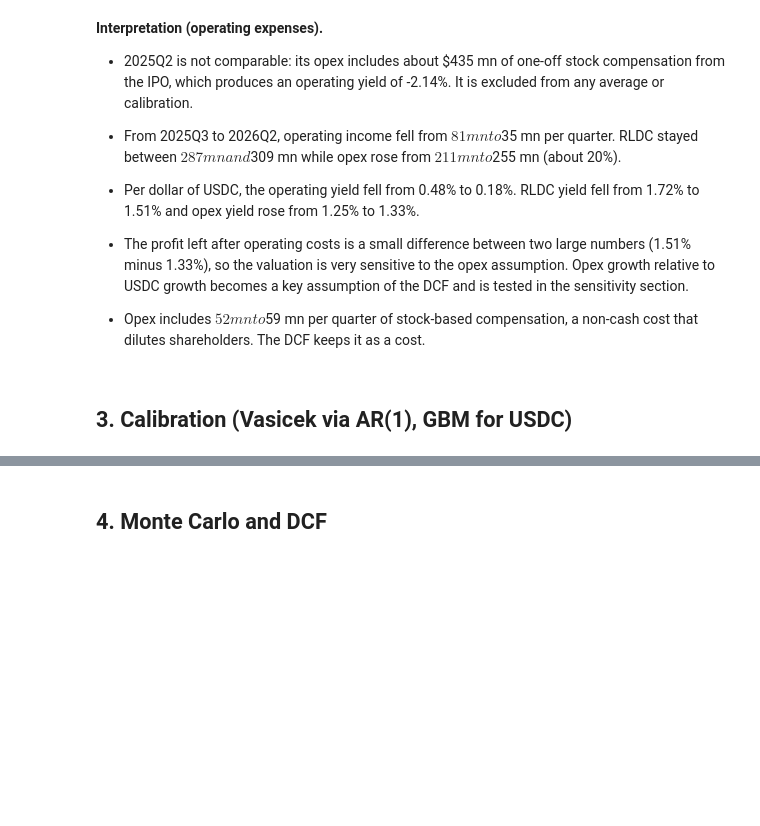
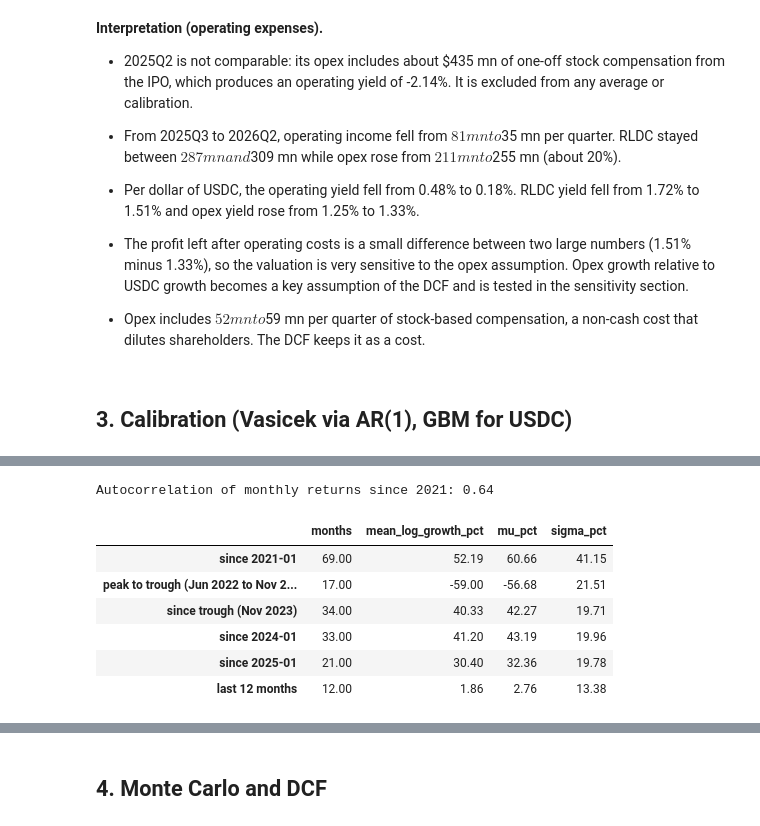
Before and after one commit to ChristopheAbelem/circle-valuation, a Jupyter notebook: notebooks/circle_valuation.ipynb, the cells around one changed output, grey strips where cells are left out. Drawn from its saved outputs; the diff is of its cells as text; code cells hidden in the pictures; blank space fills up the shorter version.

Commit message:
Add section 3: Vasicek and GBM calibration with sourced USDC scenarios

```diff
--- a/notebooks/circle_valuation.ipynb
+++ b/notebooks/circle_valuation.ipynb
@@ -311,0 +372,30 @@ uq[["rldc", "opex", "operating_income", "rldc_yield_pct", "opex_yield_pct", "ope
+# %%
+usdc_bn = usdc["usdc_supply"] / 1e9
+usdc_m = usdc_bn.resample("ME").last().iloc[:-1]  # month-end supply, $ bn (partial Oct 2026 dropped)
+logret = np.log(usdc_m).diff().dropna()            # monthly log returns
+
+def fit_gbm(lr, per_year=12):
+    """GBM from monthly log returns: sigma = std * sqrt(12); mu = mean * 12 + sigma^2 / 2 (Ito)."""
+    sigma = lr.std() * np.sqrt(per_year)
+    mean_log = lr.mean() * per_year
+    return {"months": len(lr), "mean_log_growth_pct": mean_log * 100, "mu_pct": (mean_log + sigma**2 / 2) * 100, "sigma_pct": sigma * 100}
+
+windows = {  # months of the returns; each return runs from the previous month end
+    "since 2021-01": ("2021-01", None),
+    "peak to trough (Jun 2022 to Nov 2023)": ("2022-07", "2023-11"),
+    "since trough (Nov 2023)": ("2023-12", None),
+    "since 2024-01": ("2024-01", None),
+    "since 2025-01": ("2025-01", None),
+    "last 12 months": ("2025-10", None),
+}
+print(f"Autocorrelation of monthly returns since 2021: {logret.loc['2021-01':].autocorr():.2f}")
+pd.DataFrame({k: fit_gbm(logret.loc[a:b]) for k, (a, b) in windows.items()}).T
+# %% [output]
+Autocorrelation of monthly returns since 2021: 0.64
+|  | months | mean_log_growth_pct | mu_pct | sigma_pct |
+| since 2021-01 | 69.00 | 52.19 | 60.66 | 41.15 |
+| peak to trough (Jun 2022 to Nov 2... | 17.00 | -59.00 | -56.68 | 21.51 |
+| since trough (Nov 2023) | 34.00 | 40.33 | 42.27 | 19.71 |
+| since 2024-01 | 33.00 | 41.20 | 43.19 | 19.96 |
+| since 2025-01 | 21.00 | 30.40 | 32.36 | 19.78 |
+| last 12 months | 12.00 | 1.86 | 2.76 | 13.38 |
```
Also changed, not shown: parts of 14 cells of this notebook.
